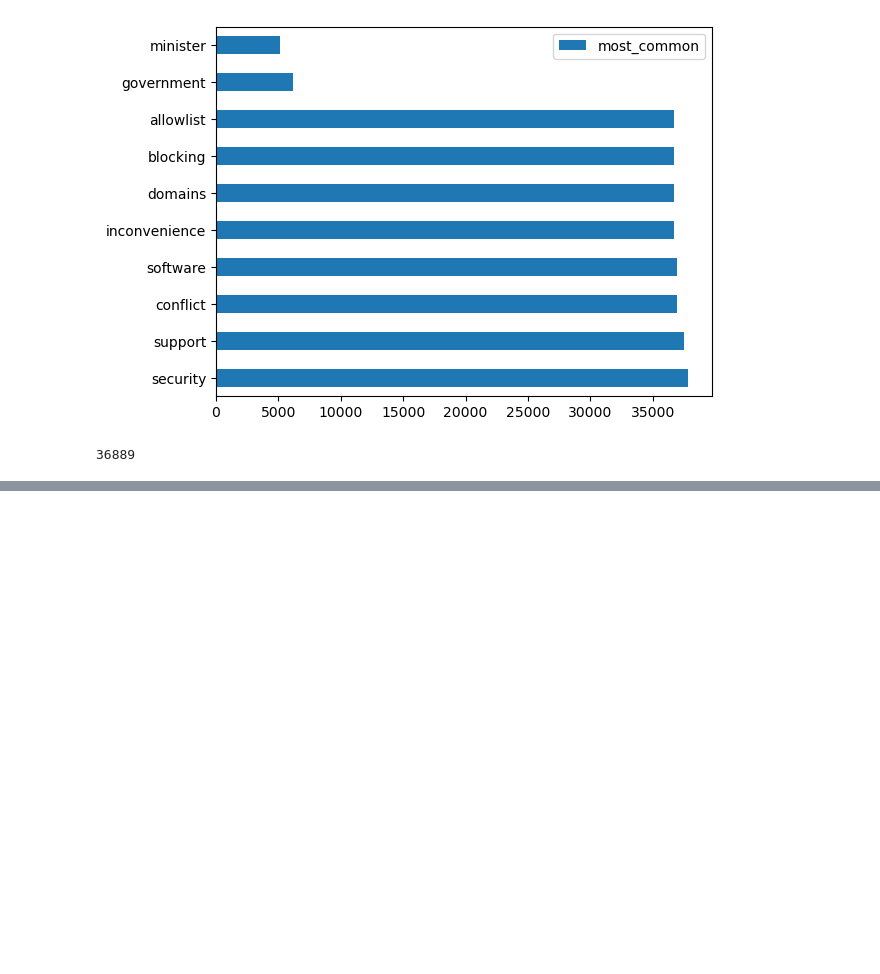
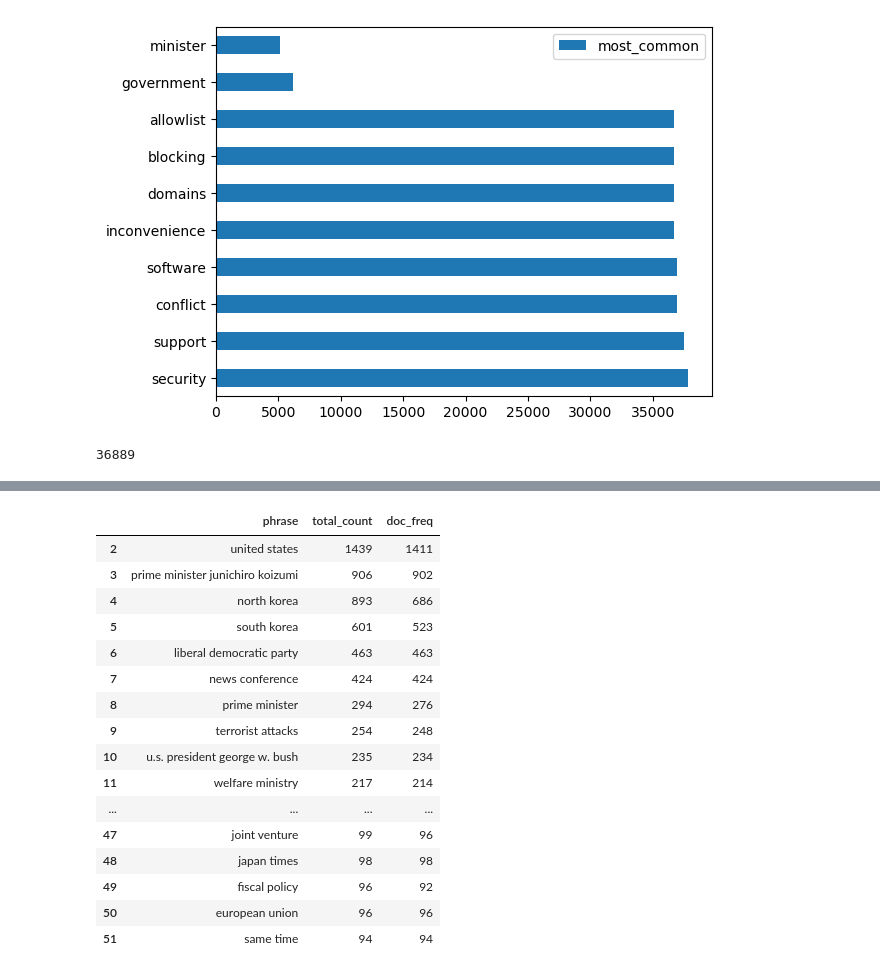
Before and after one commit to ninaudagawa/Media-Politics, a Jupyter notebook: project/notebooks/basic_statistics.ipynb, the cells around one changed output, grey strips where cells are left out. Cells and saved outputs as stored; diff of their text form; code cells hidden in the pictures; blank space fills up the shorter version.

```diff
--- a/project/notebooks/basic_statistics.ipynb
+++ b/project/notebooks/basic_statistics.ipynb
@@ -208,0 +327,20 @@ KeyboardInterrupt:
+# %%
+top_political_phrases_df_edited.head(50)
+# %% [output]
+|  | phrase | total_count | doc_freq |
+| 2 | united states | 1439 | 1411 |
+| 3 | prime minister junichiro koizumi | 906 | 902 |
+| 4 | north korea | 893 | 686 |
+| 5 | south korea | 601 | 523 |
+| 6 | liberal democratic party | 463 | 463 |
+| 7 | news conference | 424 | 424 |
+| 8 | prime minister | 294 | 276 |
+| 9 | terrorist attacks | 254 | 248 |
+| 10 | u.s. president george w. bush | 235 | 234 |
+| 11 | welfare ministry | 217 | 214 |
+| ... | ... | ... | ... |
+| 47 | joint venture | 99 | 96 |
+| 48 | japan times | 98 | 98 |
+| 49 | fiscal policy | 96 | 92 |
+| 50 | european union | 96 | 96 |
+| 51 | same time | 94 | 94 |
```
Also changed, not shown: parts of 8 cells of this notebook.
